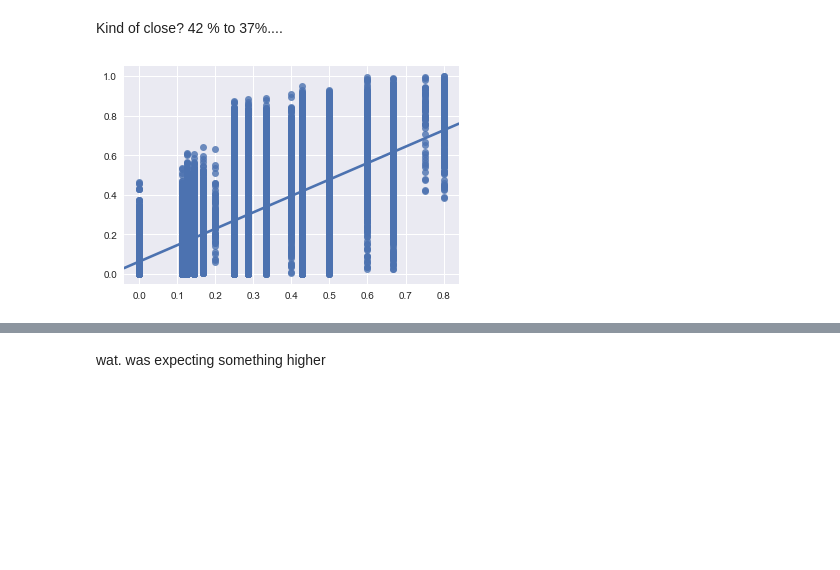
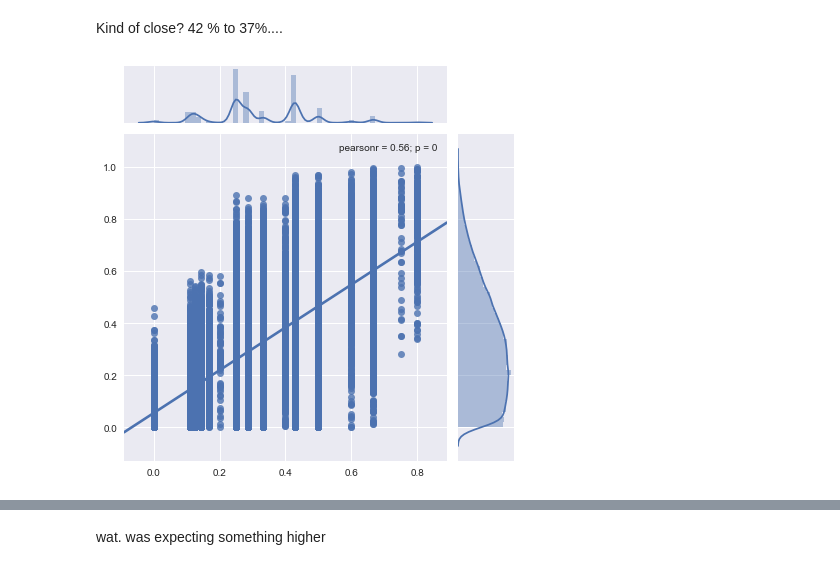
Before and after one commit to philippbayer/machine_learning_notebooks, a Jupyter notebook: Embeddings + keras.ipynb, the cells around one changed output, grey strips where cells are left out. Saved outputs shown, nothing was run; the diff lists cells and outputs as text; code cells hidden in the pictures; blank space fills up the shorter version.

Commit message:
Better plot

```diff
--- a/Embeddings + keras.ipynb
+++ b/Embeddings + keras.ipynb
@@ -307,10 +307,10 @@ for a in word_vectors.vocab:
 # %%
 import seaborn as sns
 
 %matplotlib inline
-sns.regplot(np.abs(nws), np.abs(sims));
+sns.jointplot(np.abs(nws), np.abs(sims), kind='reg');
 # %% [output]
-[figure, old version]
+[figure, new version]
 # %%
 import scipy
 scipy.stats.pearsonr(nws, sims)
```
Also changed, not shown: parts of 8 cells of this notebook.
